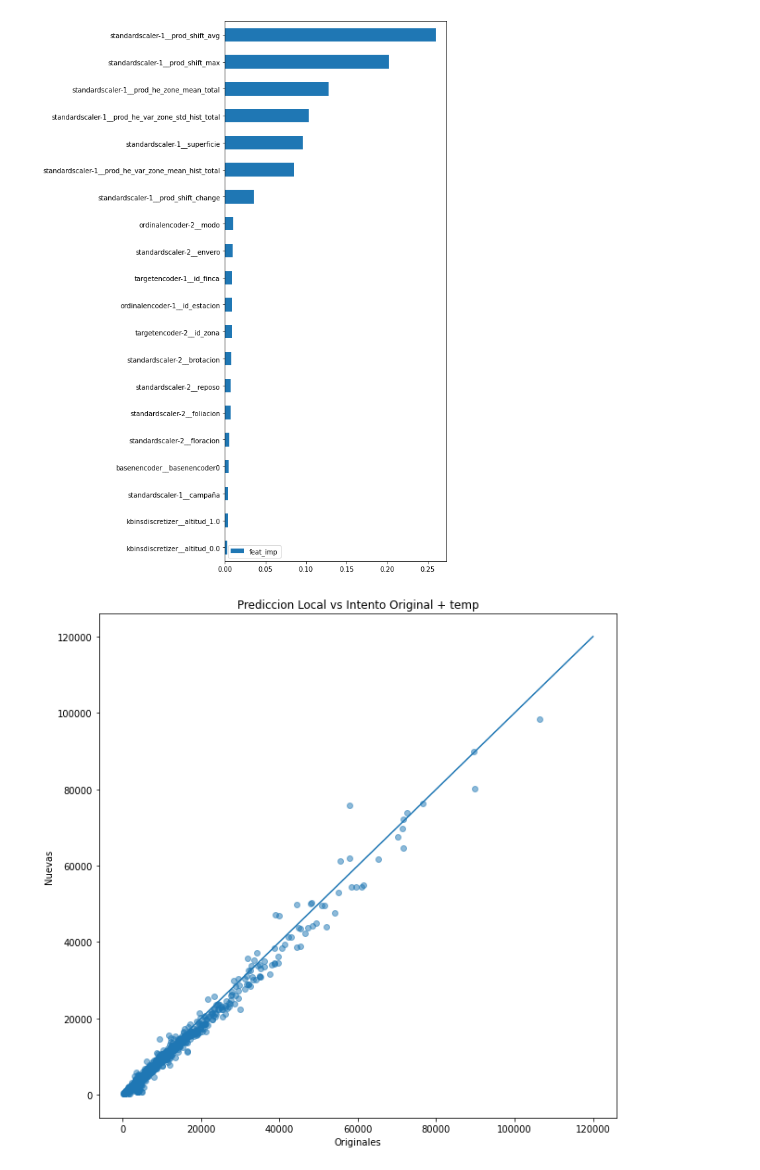
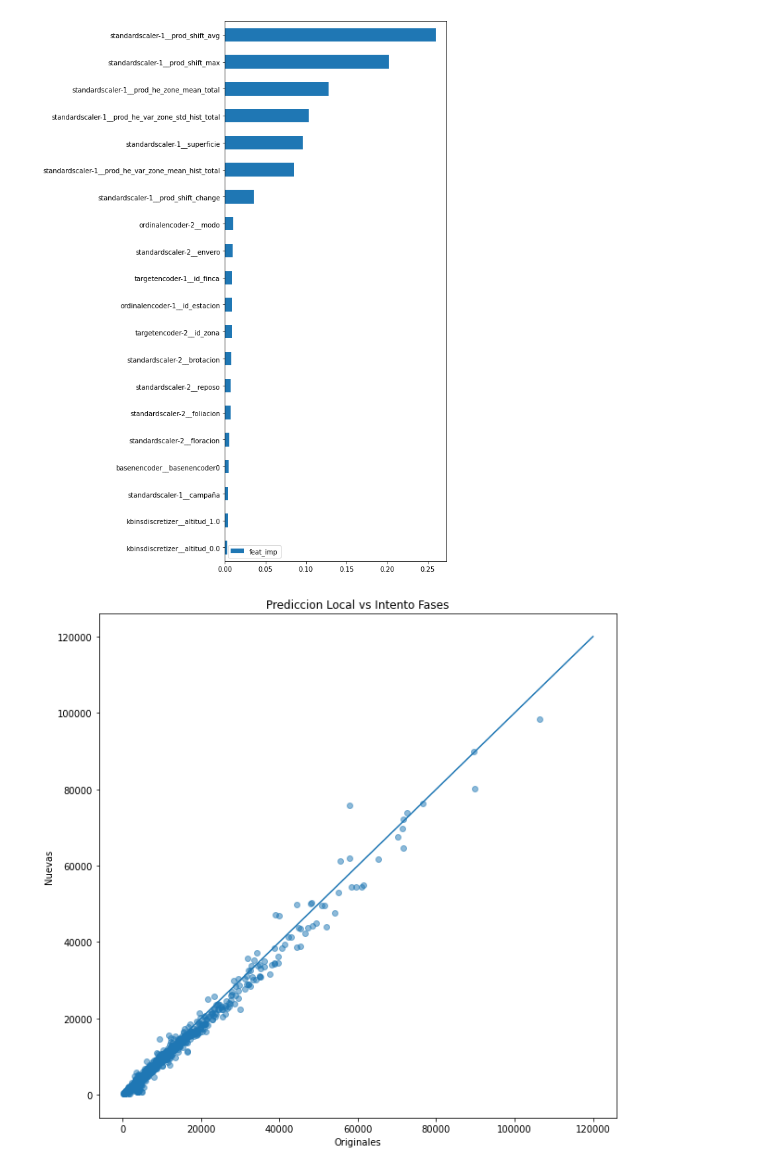
Before and after one commit to vitostamatti/datathon-cajamar-malbecs, a Jupyter notebook: notebooks/modeling/modeling-denis.ipynb, the cells around one changed output. Drawn from its saved outputs; the diff is of its cells as text; code cells hidden in the pictures.

```diff
--- a/notebooks/modeling/modeling-denis.ipynb
+++ b/notebooks/modeling/modeling-denis.ipynb
@@ -893,10 +893,10 @@ preds_final_v2 = preds_final_v2.sort_values(['id_finca', 'variedad','modo','tipo
 # %%
 plt.figure(figsize=(10,10))
 plt.scatter(preds_originales, preds_final_v2['produccion'], alpha=0.5)
 plt.plot( [0,120000],[0,120000] )
 plt.xlabel('Originales')
 plt.ylabel('Nuevas')
-plt.title('Prediccion Local vs Intento Original + temp')
+plt.title('Prediccion Local vs Intento Fases')
 plt.show()
 # %% [output]
-[figure, old version]
+[figure, new version]
```
Also changed, not shown: parts of 3 cells of this notebook, 1 other file.
